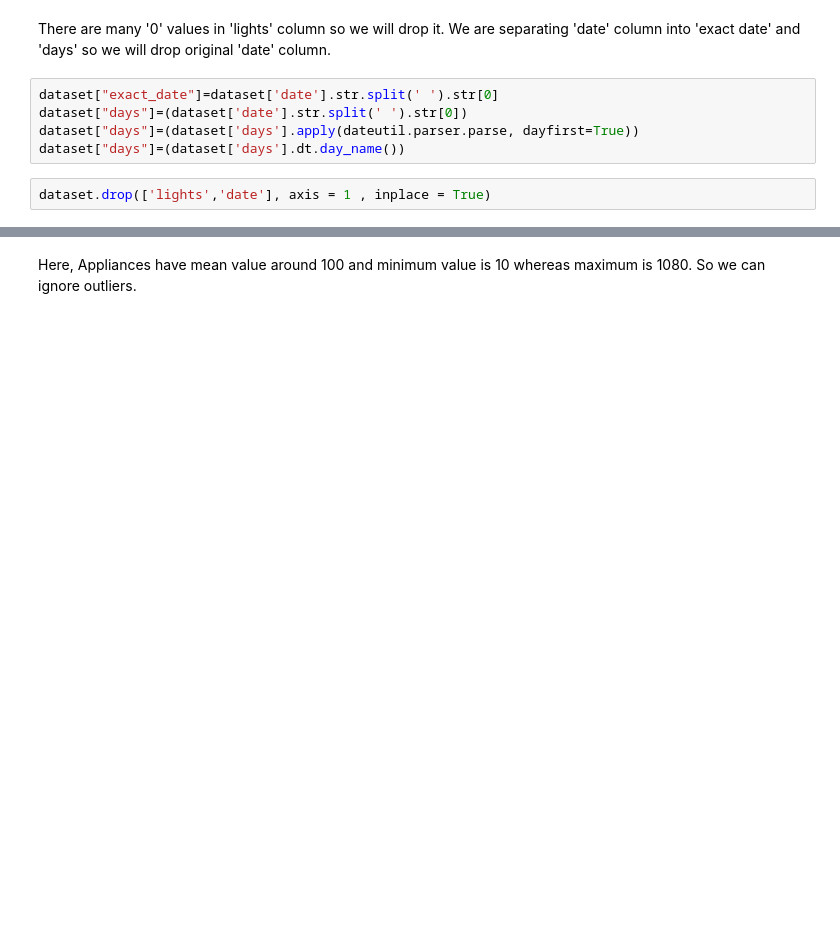
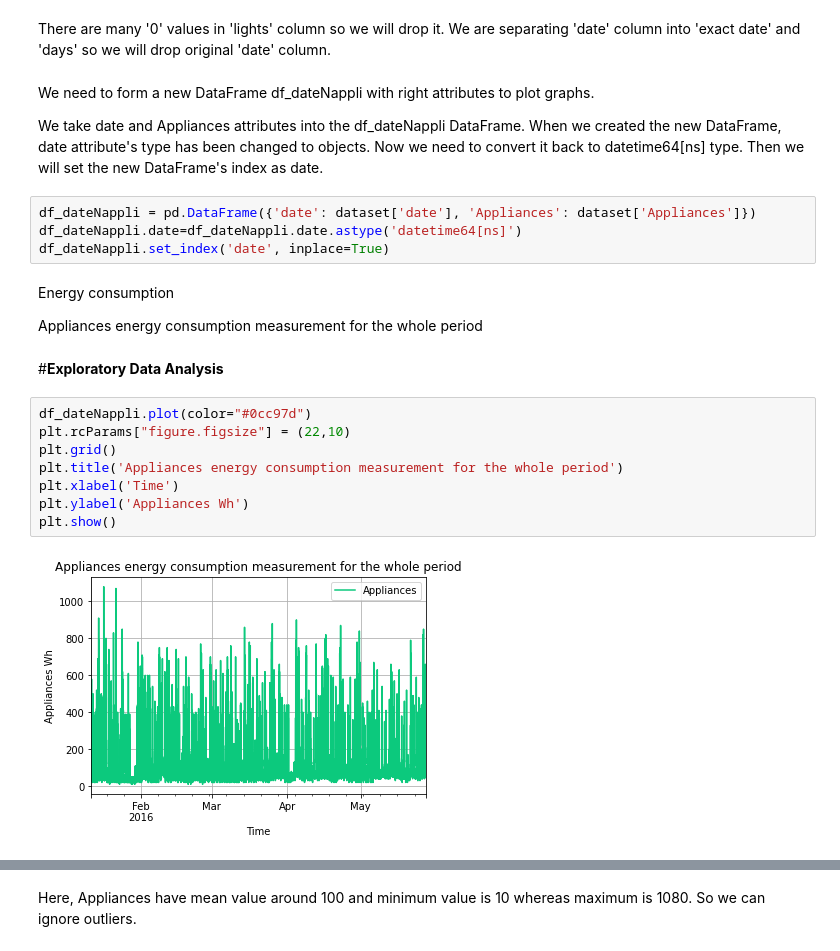
Before and after one commit to JyotiChiluka/Appliances-Energy-Prediction_linear-regression, a Jupyter notebook: Appliances_Energy_Prediction.ipynb, the cells around one changed output, grey strips where cells are left out. Drawn from its saved outputs; the diff is of its cells as text; blank space fills up the shorter version.

```diff
--- a/Appliances_Energy_Prediction.ipynb
+++ b/Appliances_Energy_Prediction.ipynb
@@ -192,10 +192,27 @@ dataset['lights'].value_counts()
 Name: lights, dtype: int64
 # %% [markdown]
 There are many '0' values in 'lights' column so we will drop it. We are separating 'date' column into 'exact date' and 'days' so we will drop original 'date' column.
-# %%
-dataset["exact_date"]=dataset['date'].str.split(' ').str[0]
-dataset["days"]=(dataset['date'].str.split(' ').str[0])
-dataset["days"]=(dataset['days'].apply(dateutil.parser.parse, dayfirst=True))
-dataset["days"]=(dataset['days'].dt.day_name())
-# %%
-dataset.drop(['lights','date'], axis = 1 , inplace = True)
+# %% [markdown]
+We need to form a new DataFrame df_dateNappli with right attributes to plot graphs.
+
+We take date and Appliances attributes into the df_dateNappli DataFrame. When we created the new DataFrame, date attribute's type has been changed to objects. Now we need to convert it back to datetime64[ns] type. Then we will set the new DataFrame's index as date.
+# %%
+df_dateNappli = pd.DataFrame({'date': dataset['date'], 'Appliances': dataset['Appliances']})
+df_dateNappli.date=df_dateNappli.date.astype('datetime64[ns]')
+df_dateNappli.set_index('date', inplace=True)
+# %% [markdown]
+Energy consumption
+
+Appliances energy consumption measurement for the whole period
+# %% [markdown]
+#**Exploratory Data Analysis**
+# %%
+df_dateNappli.plot(color="#0cc97d")
+plt.rcParams["figure.figsize"] = (22,10)
+plt.grid()
+plt.title('Appliances energy consumption measurement for the whole period')
+plt.xlabel('Time')
+plt.ylabel('Appliances Wh')
+plt.show()
+# %% [output]
+[figure, added]
```
Also changed, not shown: parts of 26 cells of this notebook.
